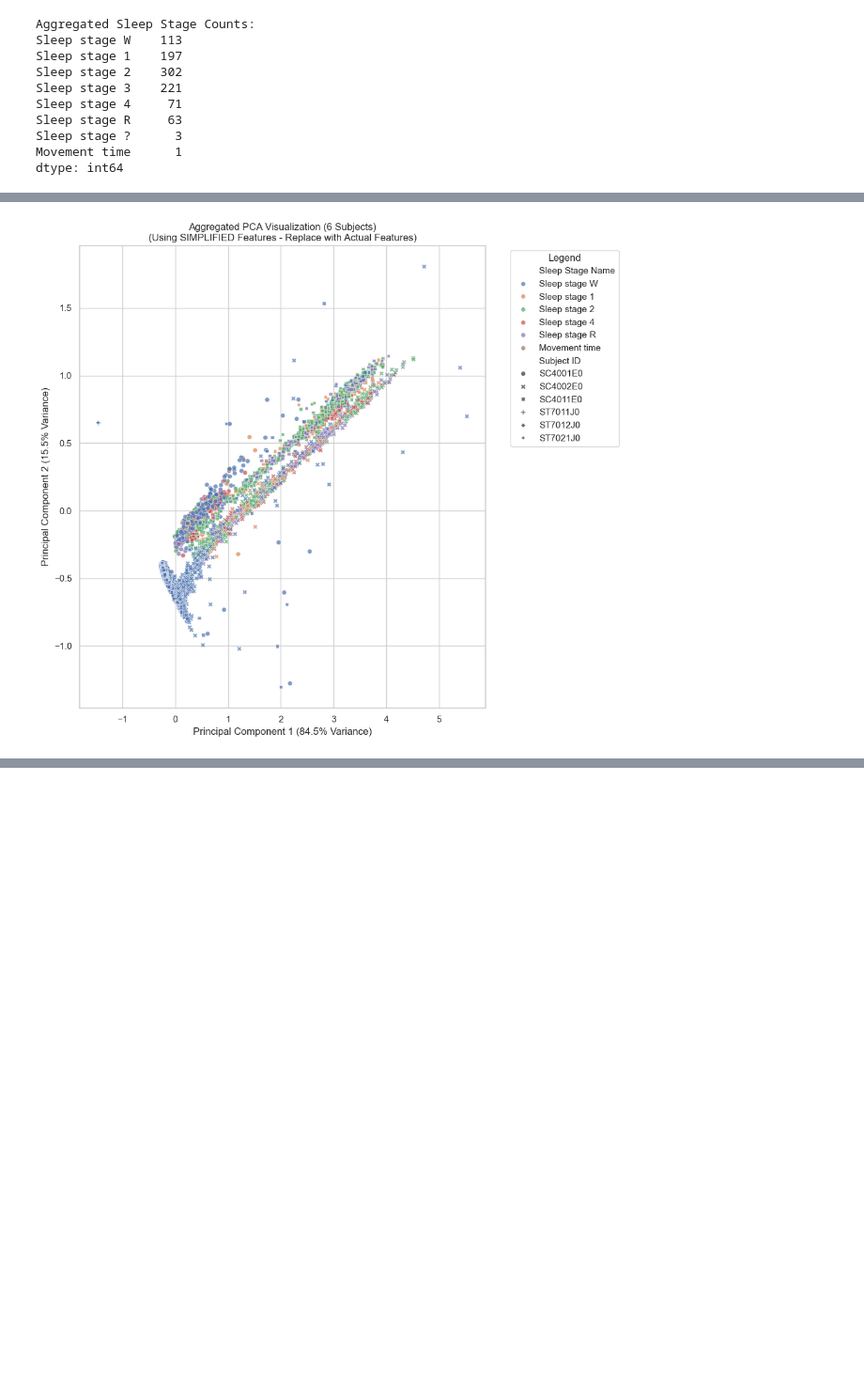
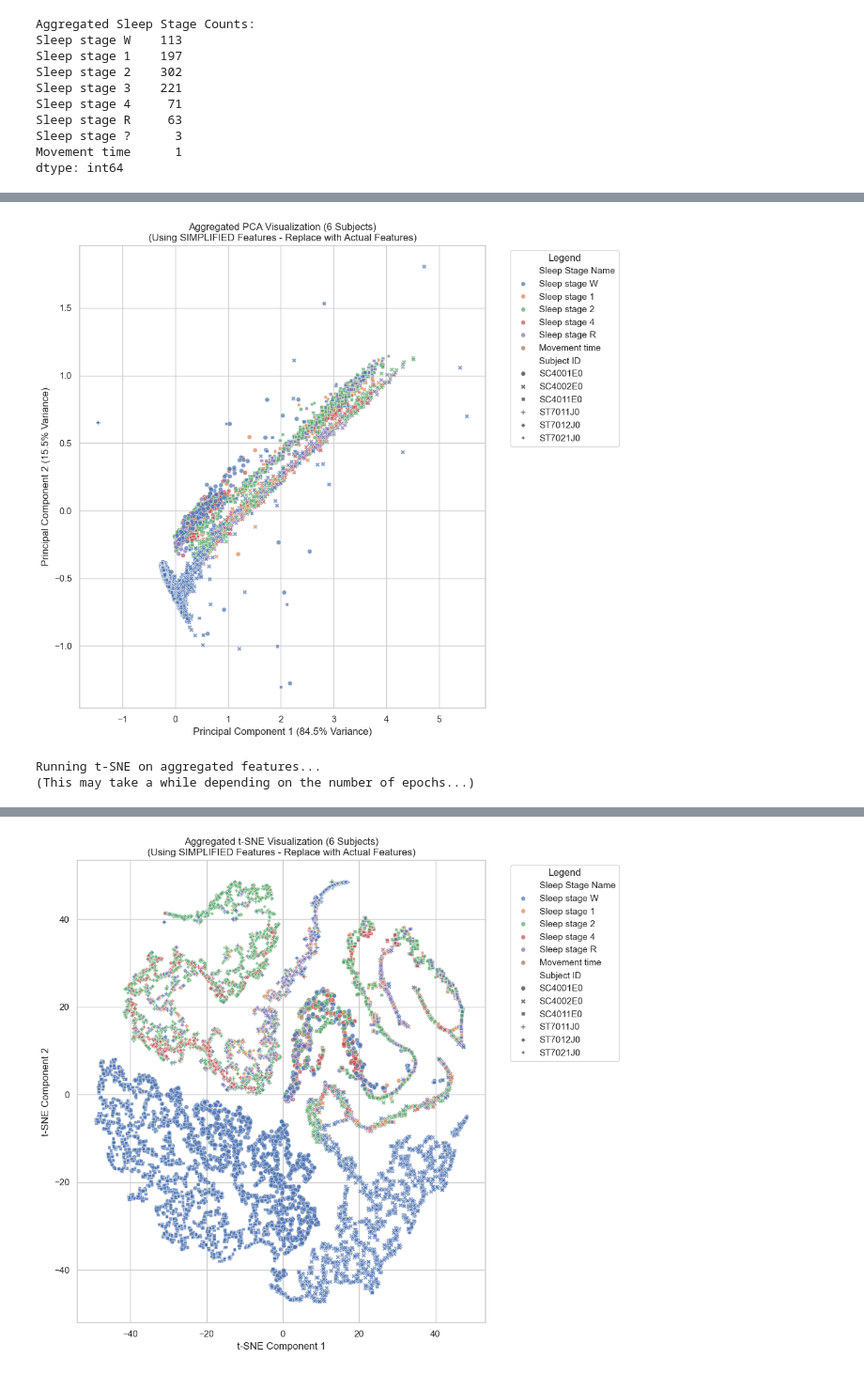
Before and after one commit to jananjahedd/Applied-ML, a Jupyter notebook: data_exploration.ipynb, the cells around one changed output, grey strips where cells are left out. Shown at 94% size. Cells and saved outputs as stored; diff of their text form; code cells hidden in the pictures; blank space fills up the shorter version.

Commit message:
added more plots for better visualisation

```diff
--- a/data_exploration.ipynb
+++ b/data_exploration.ipynb
@@ -559,29 +559,30 @@ Sleep stage ?      3
 Movement time      1
 dtype: int64
 # %%
+import time
 from sklearn.preprocessing import StandardScaler
 
-print("\n--- Generating Aggregated PCA Plot ---")
+
+print("\n--- Generating Aggregated Dimensionality Reduction Plots ---")
 
 all_simple_features = []
 all_epoch_labels = []
-all_subject_ids_for_pca = []
+all_subject_ids_for_dim_red = []
 
 bands = {"Delta": (0.5, 4.0), "Theta": (4.0, 8.0), "Alpha": (8.0, 13.0), "Beta": (13.0, 30.0)}
 
-
 if not all_epochs_data:
-     print("Epochs data not available for PCA (check previous steps for errors). Skipping PCA.")
+     print("Epochs data not available for Dimensionality Reduction (check previous steps for errors). Skipping.")
+     features_array = None
 else:
-    print(f"Generating simple features for {len(all_epochs_data)} subjects for PCA demo...")
+    print(f"Generating simple features for {len(all_epochs_data)} subjects...")
     for subject_id, epochs in all_epochs_data.items():
         print(f"  Processing {len(epochs)} epochs for subject {subject_id}...")
         if len(epochs) == 0: continue
 
-        # check for EEG channels
         eeg_picks = mne.pick_types(epochs.info, eeg=True)
         if not eeg_picks.size > 0:
-            print(f"  No EEG channels found for {subject_id}. Skipping feature extraction.")
+            print(f"No EEG channels found for {subject_id}. Skipping feature extraction.")
             continue
 
         for i in range(len(epochs)):
@@ -624,15 +625,15 @@ else:
 
                 all_simple_features.append(current_features)
                 all_epoch_labels.append(epochs.events[i, 2])
-                all_subject_ids_for_pca.append(subject_id)
+                all_subject_ids_for_dim_red.append(subject_id)
             except Exception as e_feat:
                  print(f"Error extracting features for epoch {i} of subject {subject_id}: {e_feat}")
-
 
     if all_simple_features:
         features_array = np.array(all_simple_features)
         if features_array.shape[0] == 0:
-             print("\nNo valid features extracted for PCA after filtering.")
+             print("\nNo valid features extracted for Dim. Reduction after filtering.")
+             features_array = None
         else:
              scaler = StandardScaler()
              features_scaled = scaler.fit_transform(features_array)
@@ -649,7 +650,7 @@ else:
 
              pca_df = pd.DataFrame(features_pca, columns=['PC1', 'PC2'])
              pca_df['Sleep Stage ID'] = all_epoch_labels[:features_array.shape[0]]
-             pca_df['Subject ID'] = all_subject_ids_for_pca[:features_array.shape[0]]
+             pca_df['Subject ID'] = all_subject_ids_for_dim_red[:features_array.shape[0]]
              id_to_name_map_pca = {v: k for k, v in event_id_mapping.items()}
              pca_df['Sleep Stage Name'] = pca_df['Sleep Stage ID'].map(id_to_name_map_pca).fillna('Unknown')
 
@@ -665,6 +666,35 @@ else:
              plt.tight_layout(rect=[0, 0, 0.85, 1])
              plt.show()
 
+             # t-SNE
+             print("\nRunning t-SNE on aggregated features...")
+             print("(This may take a while depending on the number of epochs...)")
+             tsne_perplexity = min(30, max(5, features_scaled.shape[0] // 100))
+             tsne_n_iter = 500
+
+             tsne_start_time = time.time()
+             tsne = TSNE(n_components=2, random_state=42, perplexity=tsne_perplexity, n_iter=tsne_n_iter, init='pca', learning_rate='auto')
+             features_tsne = tsne.fit_transform(features_scaled)
+             tsne_end_time = time.time()
+             print(f"t-SNE finished in {tsne_end_time - tsne_start_time:.2f} seconds.")
+
+             tsne_df = pd.DataFrame(features_tsne, columns=['TSNE1', 'TSNE2'])
+             tsne_df['Sleep Stage ID'] = pca_df['Sleep Stage ID']
+             tsne_df['Subject ID'] = pca_df['Subject ID']
+             tsne_df['Sleep Stage Name'] = pca_df['Sleep Stage Name']
+
+             plt.figure(figsize=(12, 9))
+             sns.scatterplot(data=tsne_df, x='TSNE1', y='TSNE2', hue='Sleep Stage Name', style='Subject ID', s=30, alpha=0.7)
+
+             plt.title(f'Aggregated t-SNE Visualization ({len(all_epochs_data)} Subjects)\n'
+                       f'(Using SIMPLIFIED Features - Replace with Actual Features)')
+             plt.xlabel('t-SNE Component 1')
+             plt.ylabel('t-SNE Component 2')
+             plt.legend(title="Legend", bbox_to_anchor=(1.05, 1), loc='upper left')
+             plt.grid(True)
+             plt.tight_layout(rect=[0, 0, 0.85, 1])
+             plt.show()
+
     else:
-        print("\nCould not generate aggregated PCA plot: No simple features extracted.")
+        print("\nCould not generate dimensionality reduction plots: No simple features extracted.")
 # %% [output]
@@ -682,3 +712,5 @@ Feature names: ['Mean Amp', 'Std Dev', 'Delta', 'Theta', 'Alpha', 'Beta']
 Running PCA on aggregated features...
 Explained variance ratio by PCA components: [0.84514983 0.15485017]
 [figure]
+Running t-SNE on aggregated features...
+(This may take a while depending on the number of epochs...)
@@ -684,0 +718 @@ Explained variance ratio by PCA components: [0.84514983 0.15485017]
+[figure, added]
```
Also changed, not shown: parts of 2 cells of this notebook.
